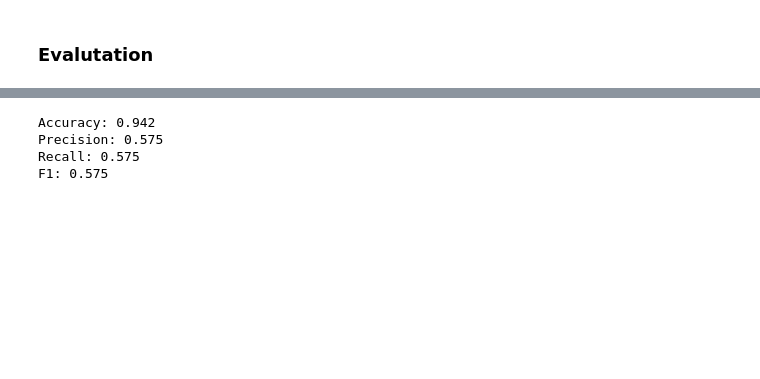
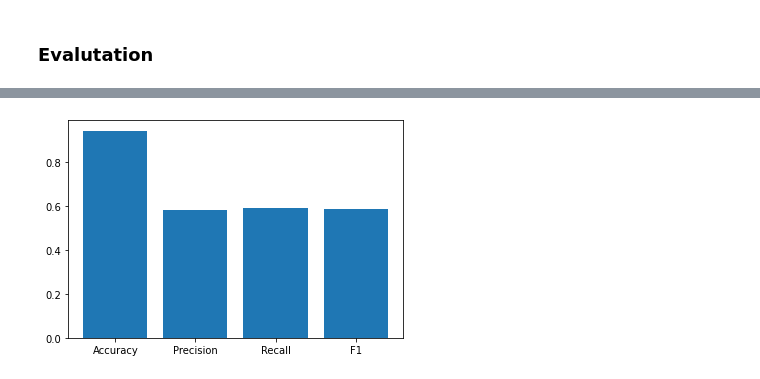
Before and after one commit to AntonioTrovato/Flaky-Tests-Learning-Pipeline, a Jupyter notebook: FlakyPipeline.ipynb, the cells around one changed output, grey strips where cells are left out. Drawn from its saved outputs; the diff is of its cells as text; code cells hidden in the pictures; blank space fills up the shorter version.

```diff
--- a/FlakyPipeline.ipynb
+++ b/FlakyPipeline.ipynb
@@ -436,11 +462,6 @@ plt.show()
 # %%
 from sklearn.metrics import precision_score,recall_score,f1_score,accuracy_score
-print("Accuracy: %.3f" %accuracy_score(y_true=test_dataset_lable,y_pred=test_predict))
-print("Precision: %.3f" %precision_score(y_true=test_dataset_lable,y_pred=test_predict))
-print("Recall: %.3f" %recall_score(y_true=test_dataset_lable,y_pred=test_predict))
-print("F1: %.3f" %f1_score(y_true=test_dataset_lable,y_pred=test_predict))
+plt.bar(['Accuracy','Precision','Recall','F1'],[accuracy_score(y_true=test_dataset_lable,y_pred=test_predict),precision_score(y_true=test_dataset_lable,y_pred=test_predict),recall_score(y_true=test_dataset_lable,y_pred=test_predict),f1_score(y_true=test_dataset_lable,y_pred=test_predict)])
+plt.show()
 # %% [output]
-Accuracy: 0.942
-Precision: 0.575
-Recall: 0.575
-F1: 0.575
+[figure, added]
```
Also changed, not shown: parts of 32 cells of this notebook, 25 other files.
